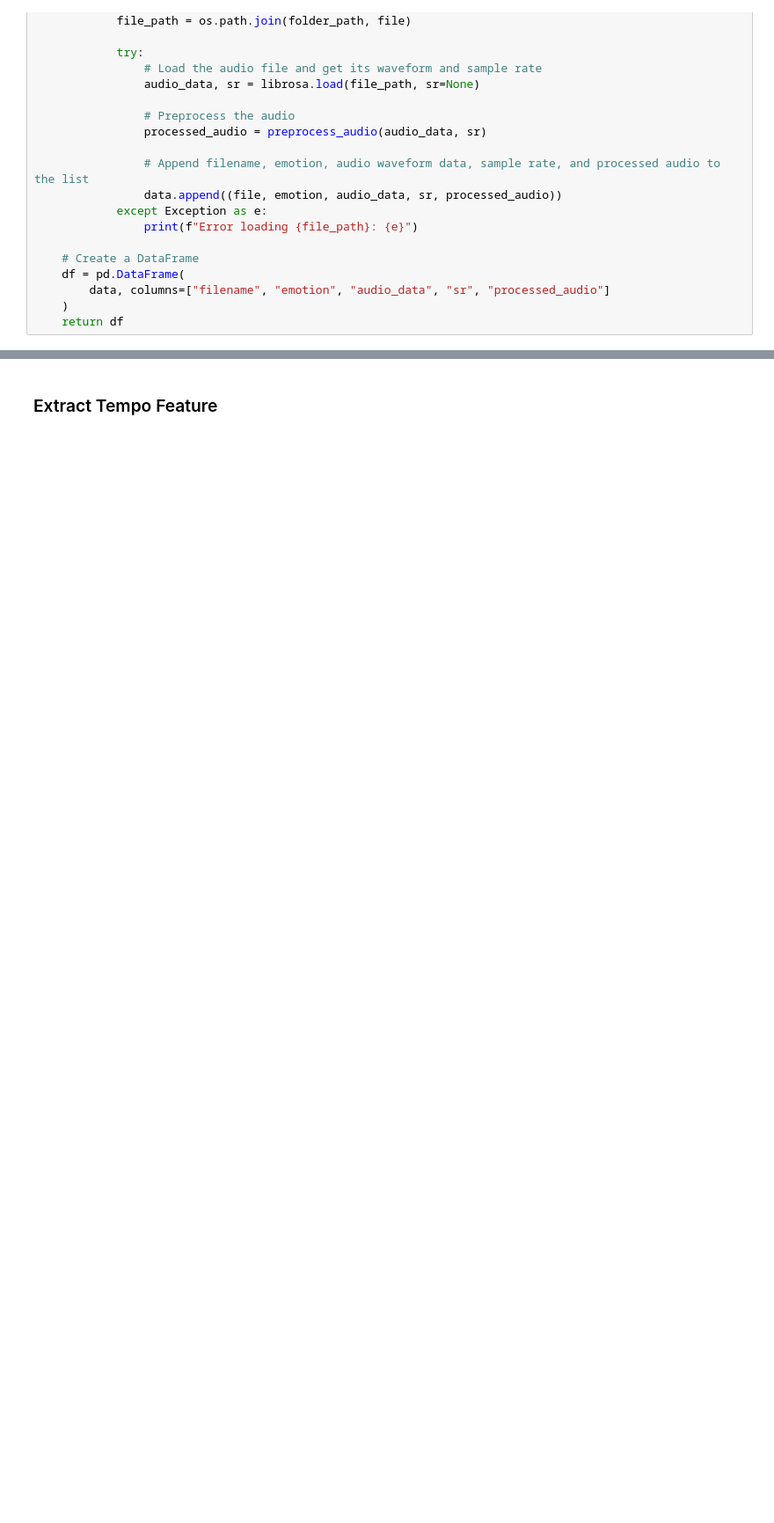
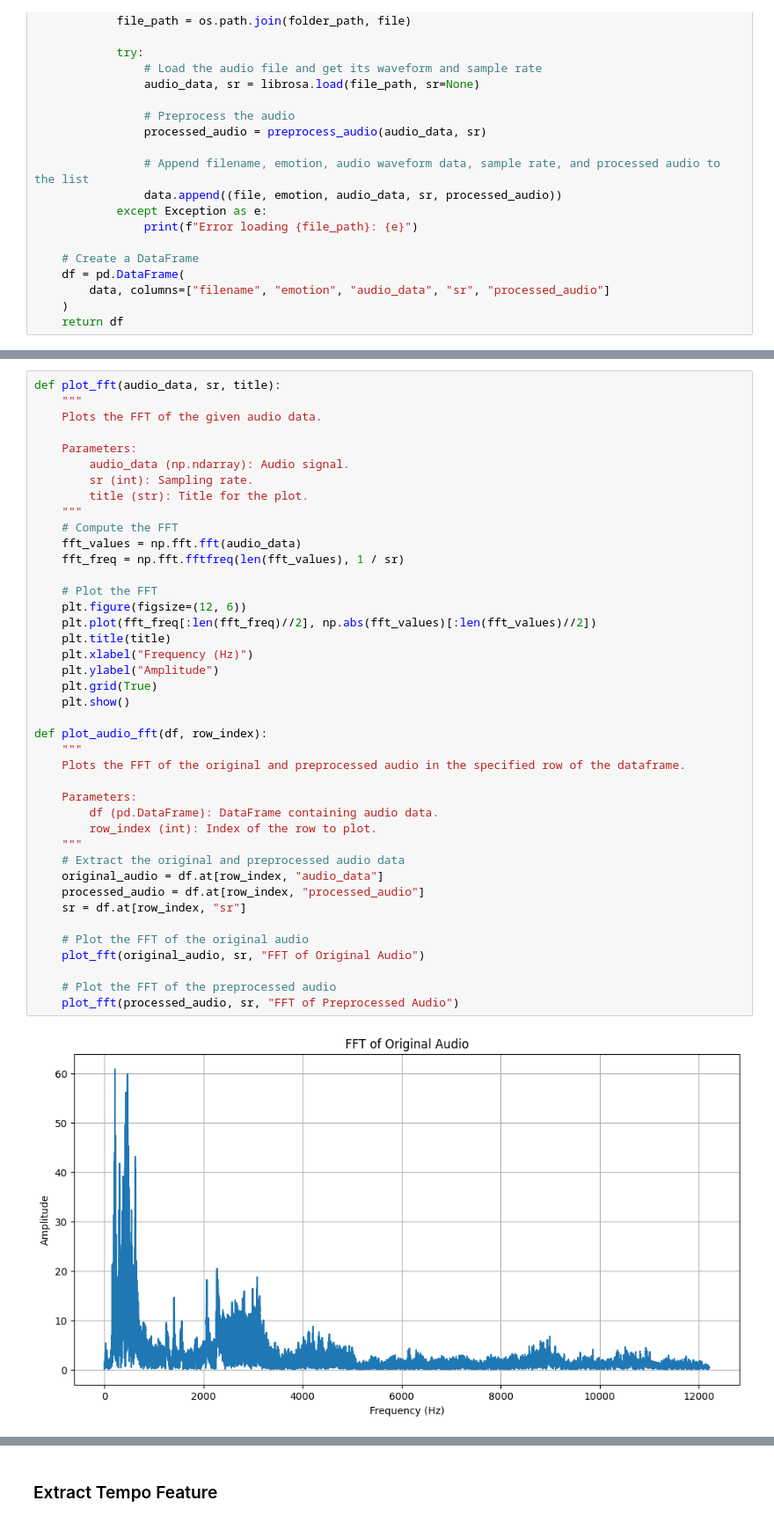
Before and after one commit to brunomfernandes45/emotion-detection, a Jupyter notebook: notebook.ipynb, the cells around one changed output, grey strips where cells are left out. Shown at 88% size. Cells and saved outputs as stored; diff of their text form; blank space fills up the shorter version.

Commit message:
Refactored the code and made some changes to the plots

```diff
--- a/notebook.ipynb
+++ b/notebook.ipynb
@@ -111,0 +125,43 @@ n_emotions
+# %%
+def plot_fft(audio_data, sr, title):
+    """
+    Plots the FFT of the given audio data.
+
+    Parameters:
+        audio_data (np.ndarray): Audio signal.
+        sr (int): Sampling rate.
+        title (str): Title for the plot.
+    """
+    # Compute the FFT
+    fft_values = np.fft.fft(audio_data)
+    fft_freq = np.fft.fftfreq(len(fft_values), 1 / sr)
+
+    # Plot the FFT
+    plt.figure(figsize=(12, 6))
+    plt.plot(fft_freq[:len(fft_freq)//2], np.abs(fft_values)[:len(fft_values)//2])
+    plt.title(title)
+    plt.xlabel("Frequency (Hz)")
+    plt.ylabel("Amplitude")
+    plt.grid(True)
+    plt.show()
+
+def plot_audio_fft(df, row_index):
+    """
+    Plots the FFT of the original and preprocessed audio in the specified row of the dataframe.
+
+    Parameters:
+        df (pd.DataFrame): DataFrame containing audio data.
+        row_index (int): Index of the row to plot.
+    """
+    # Extract the original and preprocessed audio data
+    original_audio = df.at[row_index, "audio_data"]
+    processed_audio = df.at[row_index, "processed_audio"]
+    sr = df.at[row_index, "sr"]
+
+    # Plot the FFT of the original audio
+    plot_fft(original_audio, sr, "FFT of Original Audio")
+
+    # Plot the FFT of the preprocessed audio
+    plot_fft(processed_audio, sr, "FFT of Preprocessed Audio")
+# %% [output]
+[figure, added]
```
Also changed, not shown: parts of 27 cells of this notebook.
